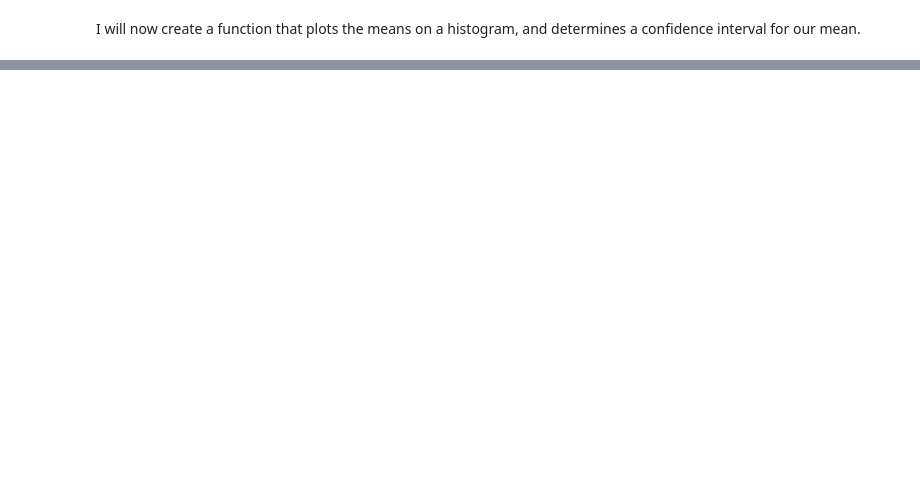
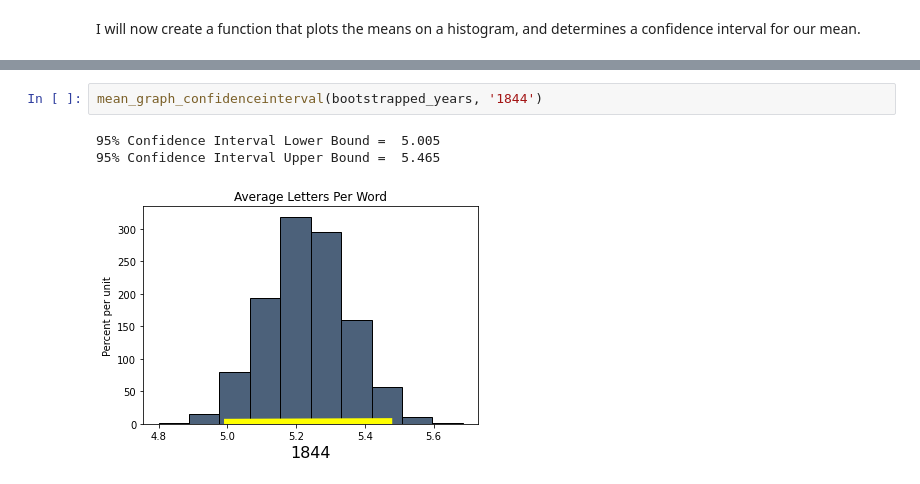
Before and after one commit to RayCarpenterIII/Bootstrapping-for-Confidence-Interval, a Jupyter notebook: George Horton Word Length Statistics.ipynb, the cells around one changed output, grey strips where cells are left out. Drawn from its saved outputs; the diff is of its cells as text; blank space fills up the shorter version.

```diff
--- a/George Horton Word Length Statistics.ipynb
+++ b/George Horton Word Length Statistics.ipynb
@@ -224,0 +312,6 @@ mean_graph_confidenceinterval(bootstrapped_years, '1851')
+# %%
+mean_graph_confidenceinterval(bootstrapped_years, '1844')
+# %% [output]
+95% Confidence Interval Lower Bound =  5.005
+95% Confidence Interval Upper Bound =  5.465
+[figure, added]
```
Also changed, not shown: parts of 26 cells of this notebook.
